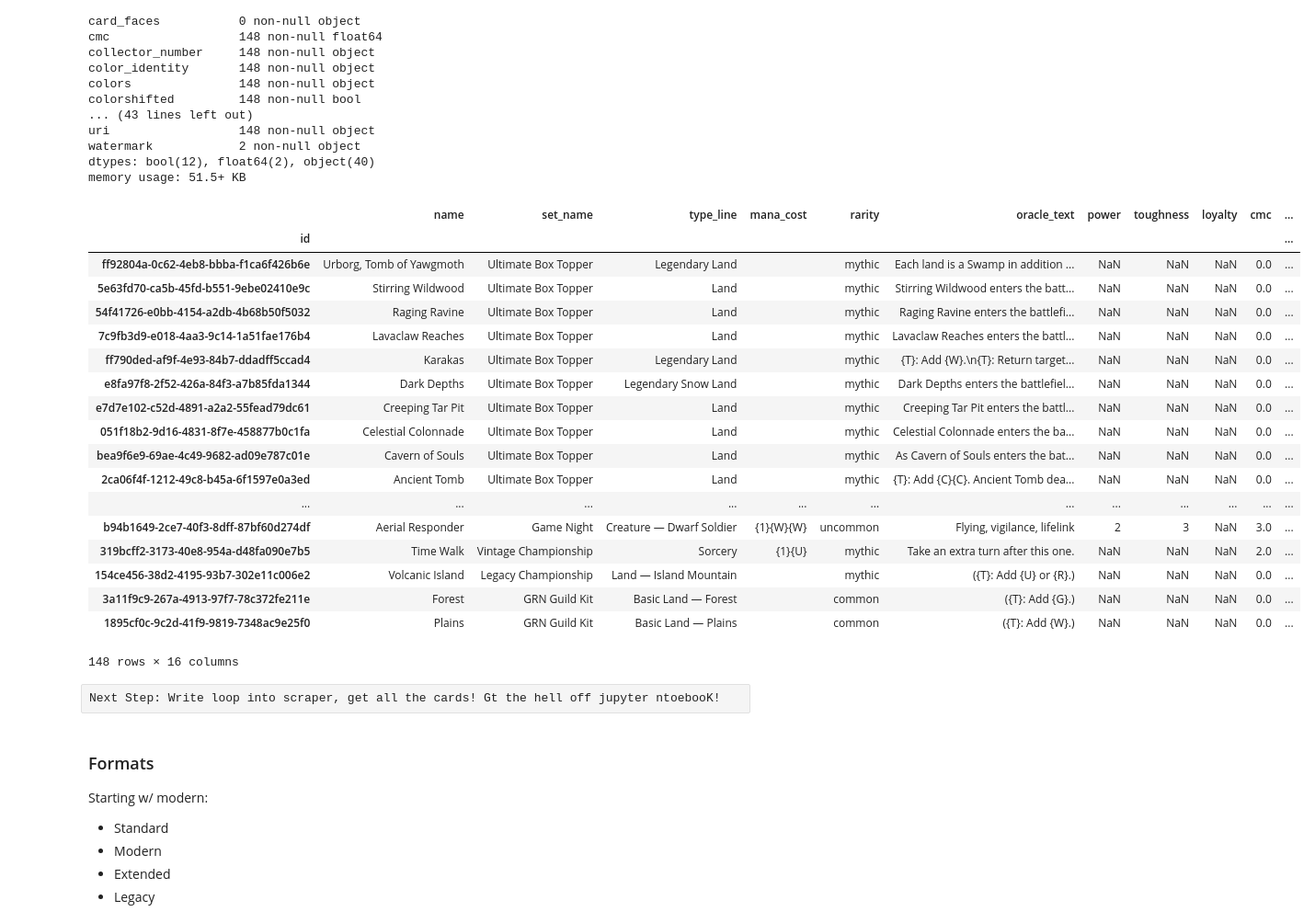
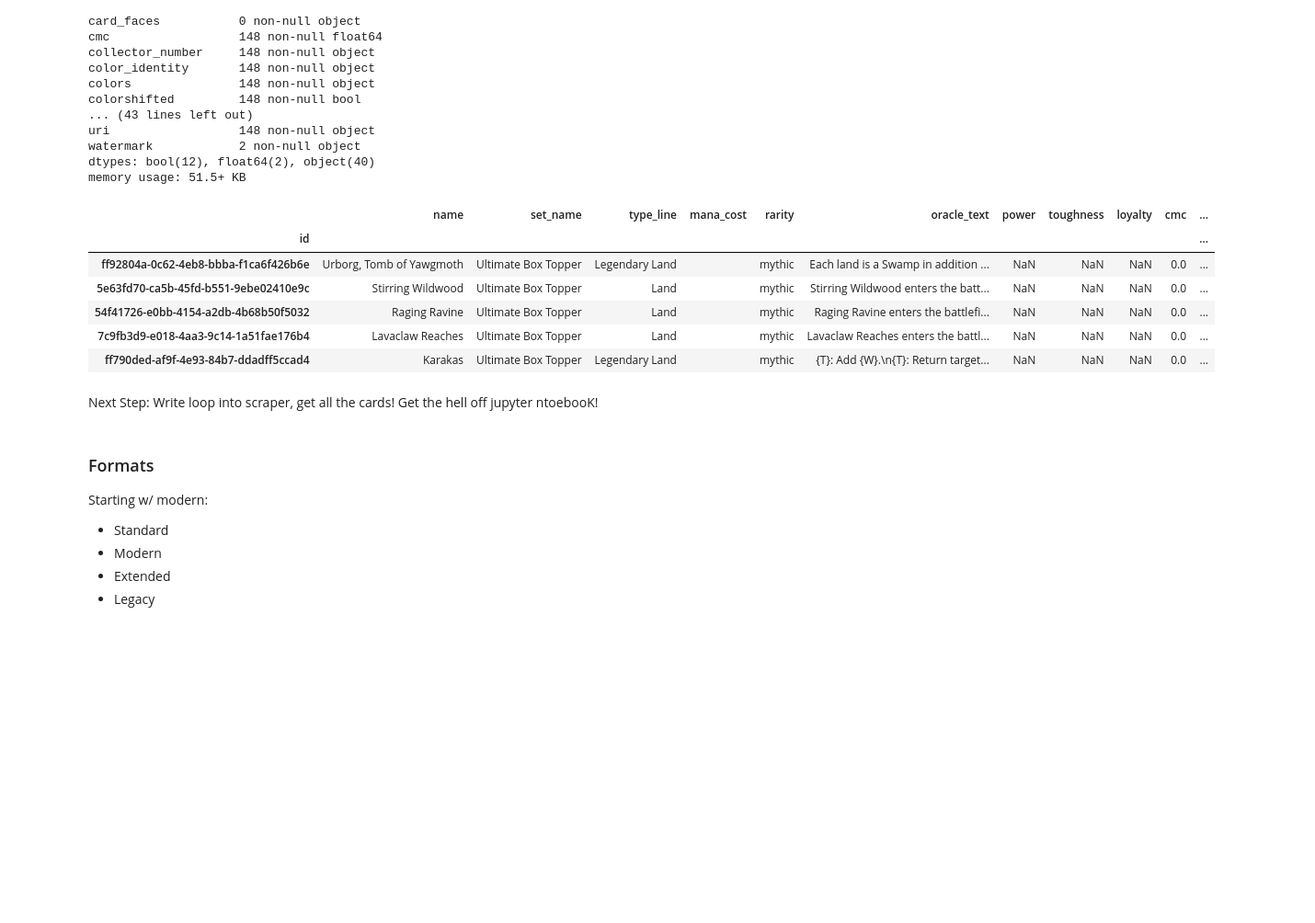
Before and after one commit to alexgcuevas/mystic-speculation, a Jupyter notebook: scrape/Scraping Scratchpad.ipynb, the cells around one changed output. Shown: that part at 92% size. Saved outputs shown, nothing was run; the diff lists cells and outputs as text; code cells hidden in the pictures; blank space fills up the shorter version.

```diff
--- a/scrape/Scraping Scratchpad.ipynb
+++ b/scrape/Scraping Scratchpad.ipynb
@@ -175,29 +162,17 @@ misc_features = [
     'set_search_uri',
 ]
 # %%
-clean_cards[MVP_features]
+clean_cards[MVP_features].head()
 # %% [output]
 |  | name | set_name | type_line | mana_cost | rarity | oracle_text | power | toughness | loyalty | cmc | ... |
 | id |  |  |  |  |  |  |  |  |  |  | ... |
 | ff92804a-0c62-4eb8-bbba-f1ca6f426b6e | Urborg, Tomb of Yawgmoth | Ultimate Box Topper | Legendary Land |  | mythic | Each land is a Swamp in addition ... | NaN | NaN | NaN | 0.0 | ... |
 | 5e63fd70-ca5b-45fd-b551-9ebe02410e9c | Stirring Wildwood | Ultimate Box Topper | Land |  | mythic | Stirring Wildwood enters the batt... | NaN | NaN | NaN | 0.0 | ... |
 | 54f41726-e0bb-4154-a2db-4b68b50f5032 | Raging Ravine | Ultimate Box Topper | Land |  | mythic | Raging Ravine enters the battlefi... | NaN | NaN | NaN | 0.0 | ... |
 | 7c9fb3d9-e018-4aa3-9c14-1a51fae176b4 | Lavaclaw Reaches | Ultimate Box Topper | Land |  | mythic | Lavaclaw Reaches enters the battl... | NaN | NaN | NaN | 0.0 | ... |
 | ff790ded-af9f-4e93-84b7-ddadff5ccad4 | Karakas | Ultimate Box Topper | Legendary Land |  | mythic | {T}: Add {W}.\n{T}: Return target... | NaN | NaN | NaN | 0.0 | ... |
-| e8fa97f8-2f52-426a-84f3-a7b85fda1344 | Dark Depths | Ultimate Box Topper | Legendary Snow Land |  | mythic | Dark Depths enters the battlefiel... | NaN | NaN | NaN | 0.0 | ... |
-| e7d7e102-c52d-4891-a2a2-55fead79dc61 | Creeping Tar Pit | Ultimate Box Topper | Land |  | mythic | Creeping Tar Pit enters the battl... | NaN | NaN | NaN | 0.0 | ... |
-| 051f18b2-9d16-4831-8f7e-458877b0c1fa | Celestial Colonnade | Ultimate Box Topper | Land |  | mythic | Celestial Colonnade enters the ba... | NaN | NaN | NaN | 0.0 | ... |
-| bea9f6e9-69ae-4c49-9682-ad09e787c01e | Cavern of Souls | Ultimate Box Topper | Land |  | mythic | As Cavern of Souls enters the bat... | NaN | NaN | NaN | 0.0 | ... |
-| 2ca06f4f-1212-49c8-b45a-6f1597e0a3ed | Ancient Tomb | Ultimate Box Topper | Land |  | mythic | {T}: Add {C}{C}. Ancient Tomb dea... | NaN | NaN | NaN | 0.0 | ... |
-| ... | ... | ... | ... | ... | ... | ... | ... | ... | ... | ... | ... |
-| b94b1649-2ce7-40f3-8dff-87bf60d274df | Aerial Responder | Game Night | Creature — Dwarf Soldier | {1}{W}{W} | uncommon | Flying, vigilance, lifelink | 2 | 3 | NaN | 3.0 | ... |
-| 319bcff2-3173-40e8-954a-d48fa090e7b5 | Time Walk | Vintage Championship | Sorcery | {1}{U} | mythic | Take an extra turn after this one. | NaN | NaN | NaN | 2.0 | ... |
-| 154ce456-38d2-4195-93b7-302e11c006e2 | Volcanic Island | Legacy Championship | Land — Island Mountain |  | mythic | ({T}: Add {U} or {R}.) | NaN | NaN | NaN | 0.0 | ... |
-| 3a11f9c9-267a-4913-97f7-78c372fe211e | Forest | GRN Guild Kit | Basic Land — Forest |  | common | ({T}: Add {G}.) | NaN | NaN | NaN | 0.0 | ... |
-| 1895cf0c-9c2d-41f9-9819-7348ac9e25f0 | Plains | GRN Guild Kit | Basic Land — Plains |  | common | ({T}: Add {W}.) | NaN | NaN | NaN | 0.0 | ... |
-148 rows × 16 columns
-# %% [raw]
-Next Step: Write loop into scraper, get all the cards! Gt the hell off jupyter ntoebooK!
+# %% [markdown]
+Next Step: Write loop into scraper, get all the cards! Get the hell off jupyter ntoebooK!
 # %% [markdown]
 ### Formats
 Starting w/ modern:
```
Also changed, not shown: parts of 11 cells of this notebook.
